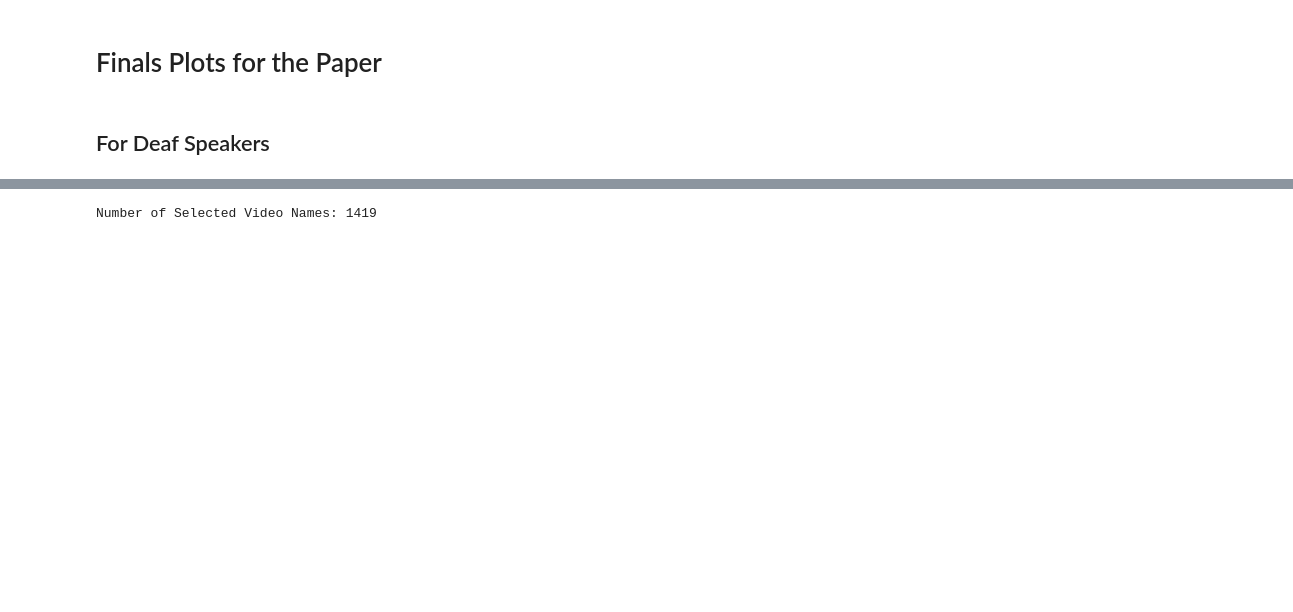
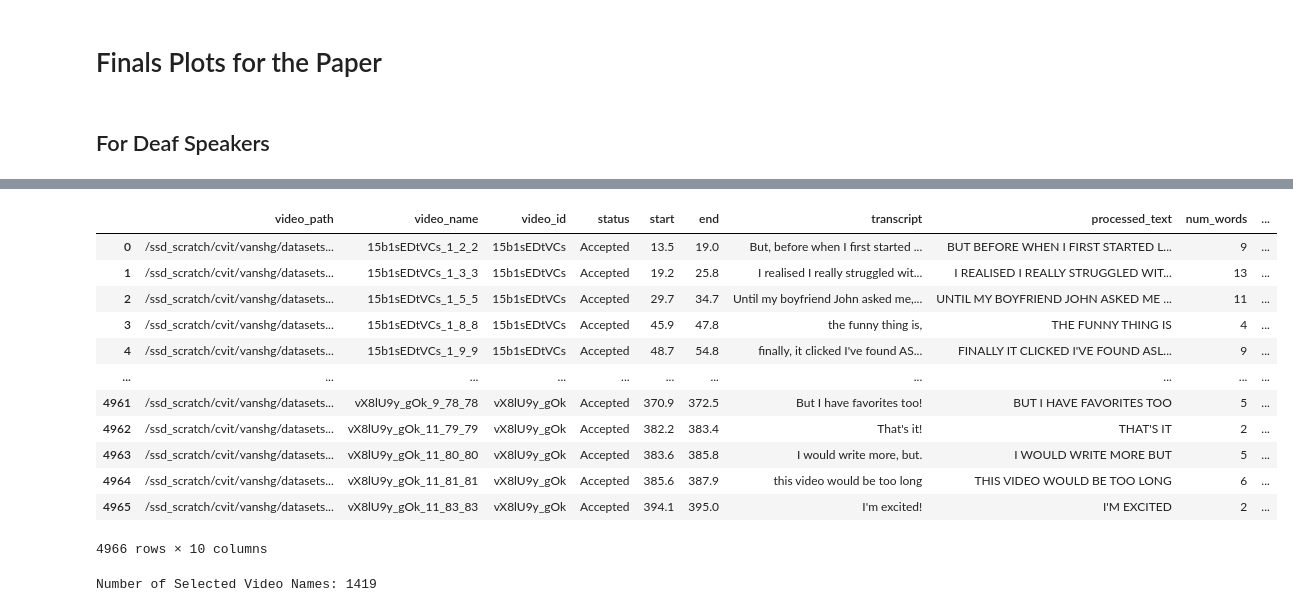
Before and after one commit to vanshg1729/auto_avsr, a Jupyter notebook: analysis/final_plots.ipynb, the cells around one changed output, grey strips where cells are left out. Drawn from its saved outputs; the diff is of its cells as text; code cells hidden in the pictures; blank space fills up the shorter version.

```diff
--- a/analysis/final_plots.ipynb
+++ b/analysis/final_plots.ipynb
@@ -92,3 +94,21 @@ clip_files = ['/ssd_scratch/cvit/vanshg/datasets/deaf-youtube/mia_sandra/website
+# %%
+deafs_df.to_csv('deaf_df.csv', index=False)
+temp_df = pd.read_csv('deaf_df.csv')
+temp_df
+# %% [output]
+|  | video_path | video_name | video_id | status | start | end | transcript | processed_text | num_words | ... |
+| 0 | /ssd_scratch/cvit/vanshg/datasets... | 15b1sEDtVCs_1_2_2 | 15b1sEDtVCs | Accepted | 13.5 | 19.0 | But, before when I first started ... | BUT BEFORE WHEN I FIRST STARTED L... | 9 | ... |
+| 1 | /ssd_scratch/cvit/vanshg/datasets... | 15b1sEDtVCs_1_3_3 | 15b1sEDtVCs | Accepted | 19.2 | 25.8 | I realised I really struggled wit... | I REALISED I REALLY STRUGGLED WIT... | 13 | ... |
+| 2 | /ssd_scratch/cvit/vanshg/datasets... | 15b1sEDtVCs_1_5_5 | 15b1sEDtVCs | Accepted | 29.7 | 34.7 | Until my boyfriend John asked me,... | UNTIL MY BOYFRIEND JOHN ASKED ME ... | 11 | ... |
+| 3 | /ssd_scratch/cvit/vanshg/datasets... | 15b1sEDtVCs_1_8_8 | 15b1sEDtVCs | Accepted | 45.9 | 47.8 | the funny thing is, | THE FUNNY THING IS | 4 | ... |
+| 4 | /ssd_scratch/cvit/vanshg/datasets... | 15b1sEDtVCs_1_9_9 | 15b1sEDtVCs | Accepted | 48.7 | 54.8 | finally, it clicked I've found AS... | FINALLY IT CLICKED I'VE FOUND ASL... | 9 | ... |
+| ... | ... | ... | ... | ... | ... | ... | ... | ... | ... | ... |
+| 4961 | /ssd_scratch/cvit/vanshg/datasets... | vX8lU9y_gOk_9_78_78 | vX8lU9y_gOk | Accepted | 370.9 | 372.5 | But I have favorites too! | BUT I HAVE FAVORITES TOO | 5 | ... |
+| 4962 | /ssd_scratch/cvit/vanshg/datasets... | vX8lU9y_gOk_11_79_79 | vX8lU9y_gOk | Accepted | 382.2 | 383.4 | That's it! | THAT'S IT | 2 | ... |
+| 4963 | /ssd_scratch/cvit/vanshg/datasets... | vX8lU9y_gOk_11_80_80 | vX8lU9y_gOk | Accepted | 383.6 | 385.8 | I would write more, but. | I WOULD WRITE MORE BUT | 5 | ... |
+| 4964 | /ssd_scratch/cvit/vanshg/datasets... | vX8lU9y_gOk_11_81_81 | vX8lU9y_gOk | Accepted | 385.6 | 387.9 | this video would be too long | THIS VIDEO WOULD BE TOO LONG | 6 | ... |
+| 4965 | /ssd_scratch/cvit/vanshg/datasets... | vX8lU9y_gOk_11_83_83 | vX8lU9y_gOk | Accepted | 394.1 | 395.0 | I'm excited! | I'M EXCITED | 2 | ... |
+4966 rows × 10 columns
 # %%
 speaker_reduced_labelfile = os.path.join(speaker_dir, "all_reduced_labels.txt")
 selected_video_names = []
```
Also changed, not shown: parts of 4 cells of this notebook, 20 other files.
